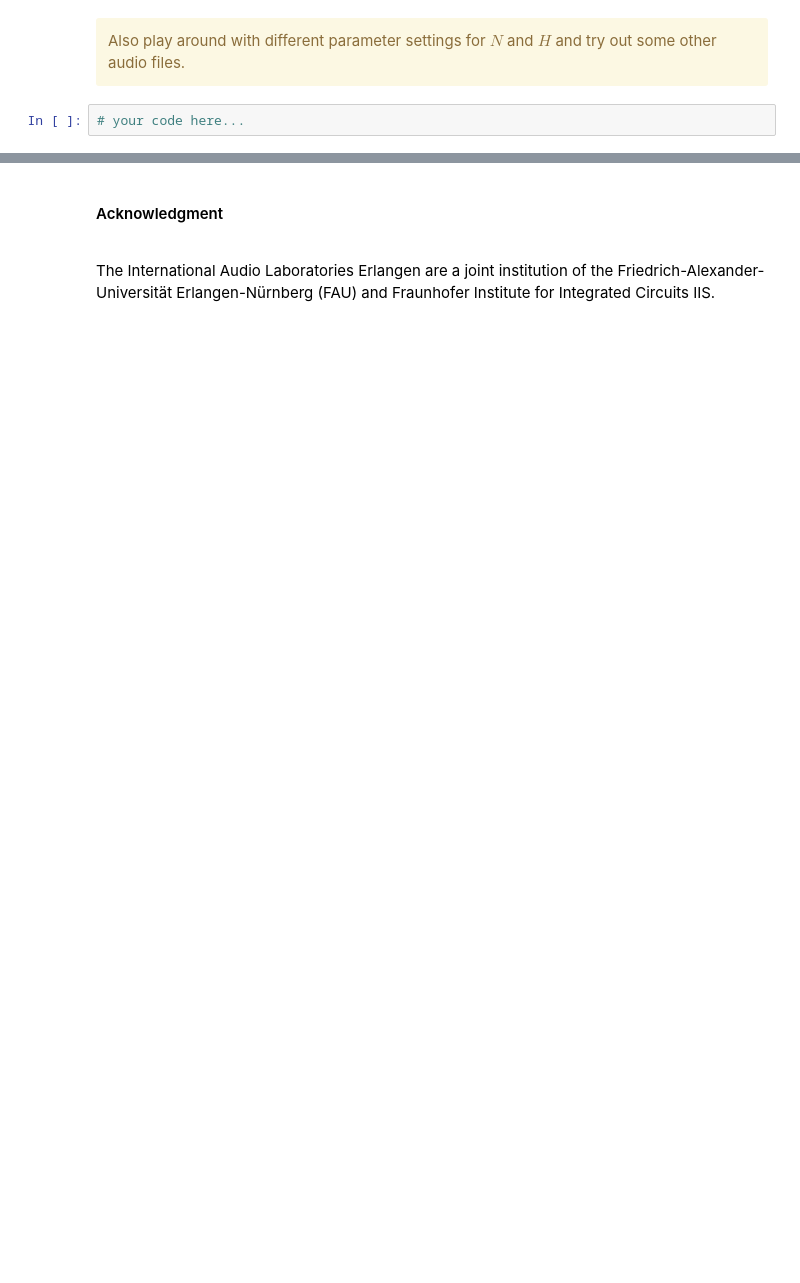
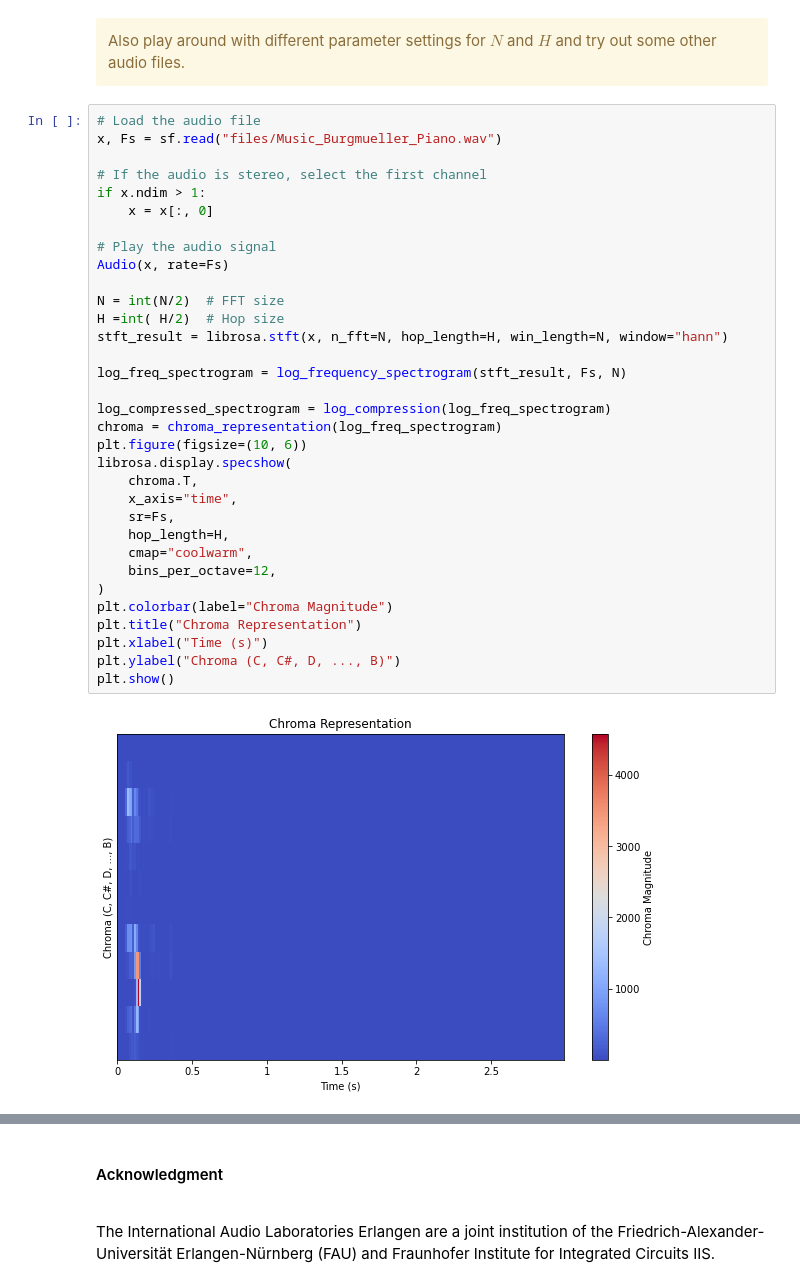
Before and after one commit to behroozbc/ext-exam, a Jupyter notebook: stft/stft_and_chroma_features.ipynb, the cells around one changed output, grey strips where cells are left out. Saved outputs shown, nothing was run; the diff lists cells and outputs as text; blank space fills up the shorter version.

```diff
--- a/stft/stft_and_chroma_features.ipynb
+++ b/stft/stft_and_chroma_features.ipynb
@@ -1335,7 +1343,40 @@ Also play around with different parameter settings for $N$ and $H$
       and try out some other audio files.
 </div>
 # %%
-# your code here...
+# Load the audio file
+x, Fs = sf.read("files/Music_Burgmueller_Piano.wav")
+
+# If the audio is stereo, select the first channel
+if x.ndim > 1:
+    x = x[:, 0]
+
+# Play the audio signal
+Audio(x, rate=Fs)
+
+N = int(N/2)  # FFT size
+H =int( H/2)  # Hop size
+stft_result = librosa.stft(x, n_fft=N, hop_length=H, win_length=N, window="hann")
+
+log_freq_spectrogram = log_frequency_spectrogram(stft_result, Fs, N)
+
+log_compressed_spectrogram = log_compression(log_freq_spectrogram)
+chroma = chroma_representation(log_freq_spectrogram)
+plt.figure(figsize=(10, 6))
+librosa.display.specshow(
+    chroma.T,
+    x_axis="time",
+    sr=Fs,
+    hop_length=H,
+    cmap="coolwarm",
+    bins_per_octave=12,
+)
+plt.colorbar(label="Chroma Magnitude")
+plt.title("Chroma Representation")
+plt.xlabel("Time (s)")
+plt.ylabel("Chroma (C, C#, D, ..., B)")
+plt.show()
+# %% [output]
+[figure, added]
 # %% [markdown]
 <h4>Reference</h4>
 <br/>
```
Also changed, not shown: parts of 8 cells of this notebook.
